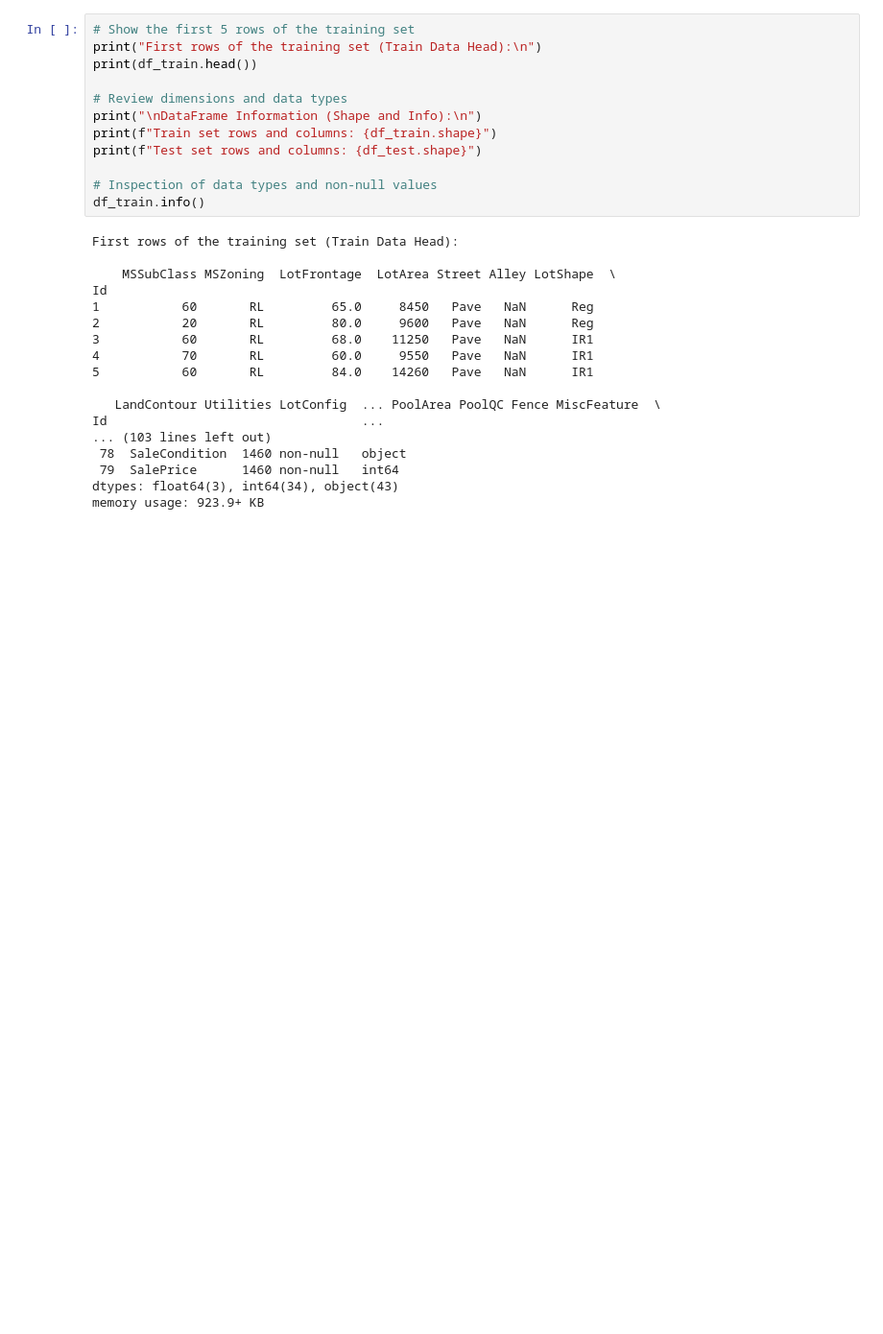
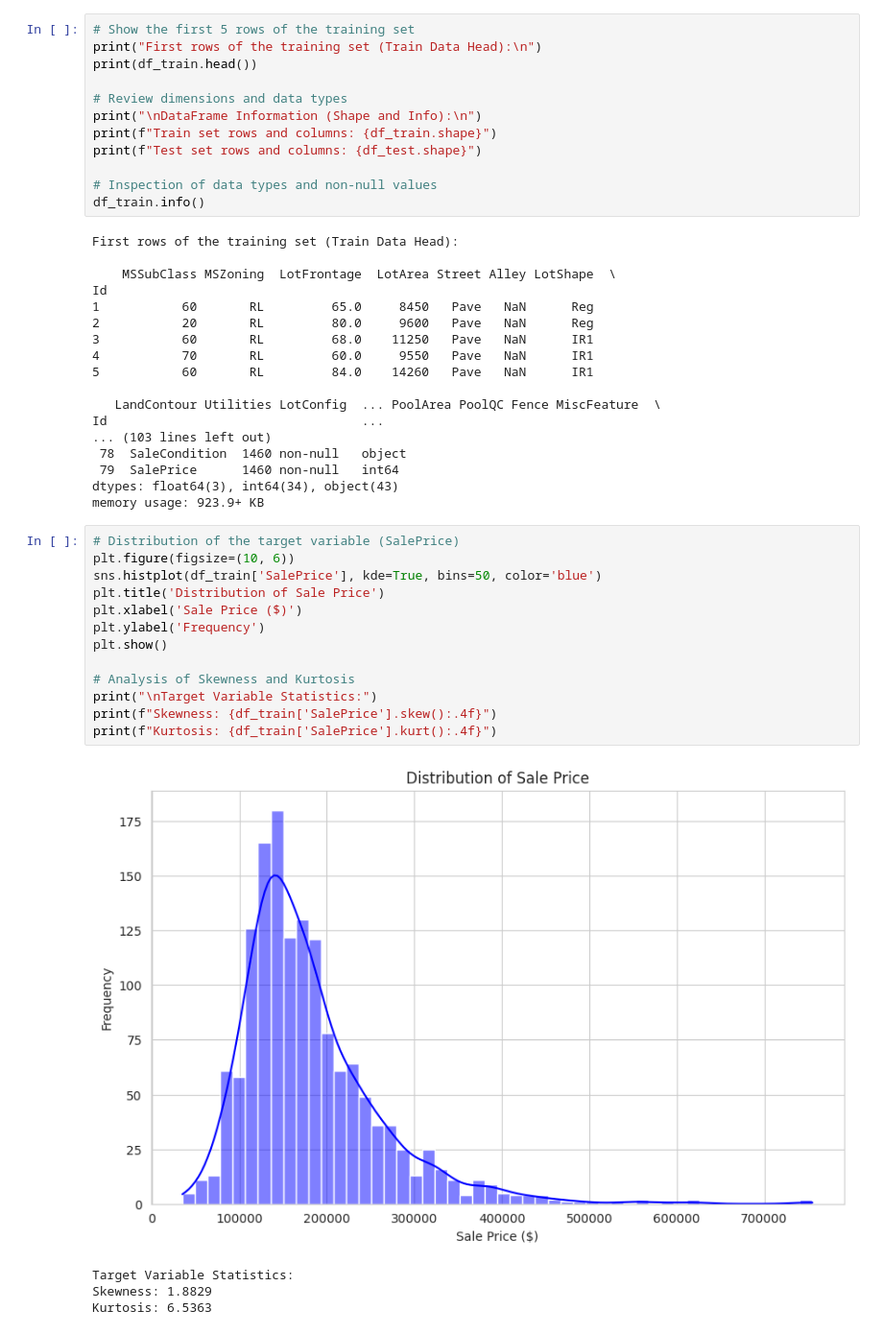
Before and after one commit to mapea1606/house-prices-prediction, a Jupyter notebook: notebooks/01_EDA_Initial.ipynb, the cells around one changed output. Shown at 96% size. Cells and saved outputs as stored; diff of their text form; blank space fills up the shorter version.

```diff
--- a/notebooks/01_EDA_Initial.ipynb
+++ b/notebooks/01_EDA_Initial.ipynb
@@ -56,3 +56,21 @@ Id                                  ...
  79  SalePrice      1460 non-null   int64
 dtypes: float64(3), int64(34), object(43)
 memory usage: 923.9+ KB
+# %%
+# Distribution of the target variable (SalePrice)
+plt.figure(figsize=(10, 6))
+sns.histplot(df_train['SalePrice'], kde=True, bins=50, color='blue')
+plt.title('Distribution of Sale Price')
+plt.xlabel('Sale Price ($)')
+plt.ylabel('Frequency')
+plt.show()
+
+# Analysis of Skewness and Kurtosis
+print("\nTarget Variable Statistics:")
+print(f"Skewness: {df_train['SalePrice'].skew():.4f}")
+print(f"Kurtosis: {df_train['SalePrice'].kurt():.4f}")
+# %% [output]
+[figure, added]
+Target Variable Statistics:
+Skewness: 1.8829
+Kurtosis: 6.5363
```
